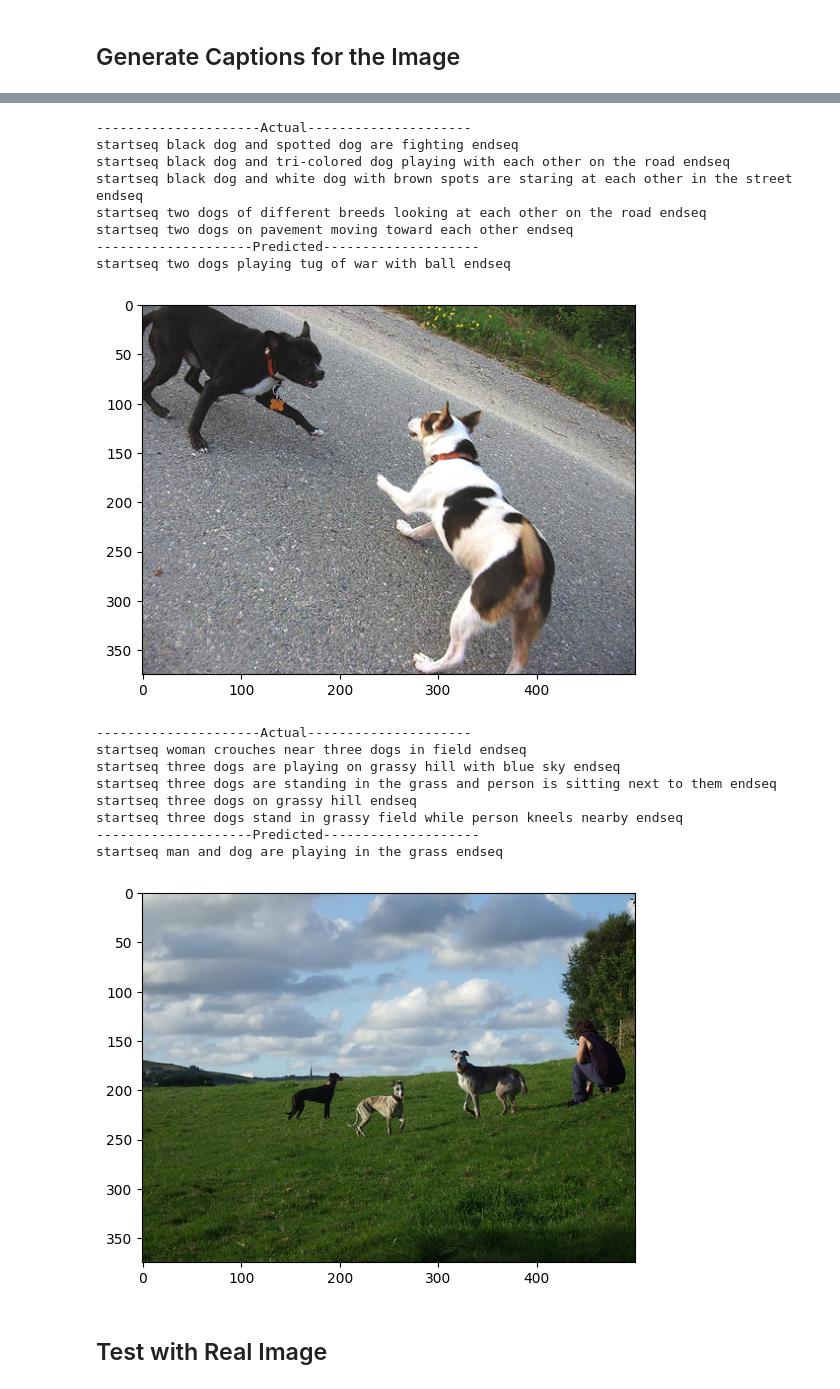
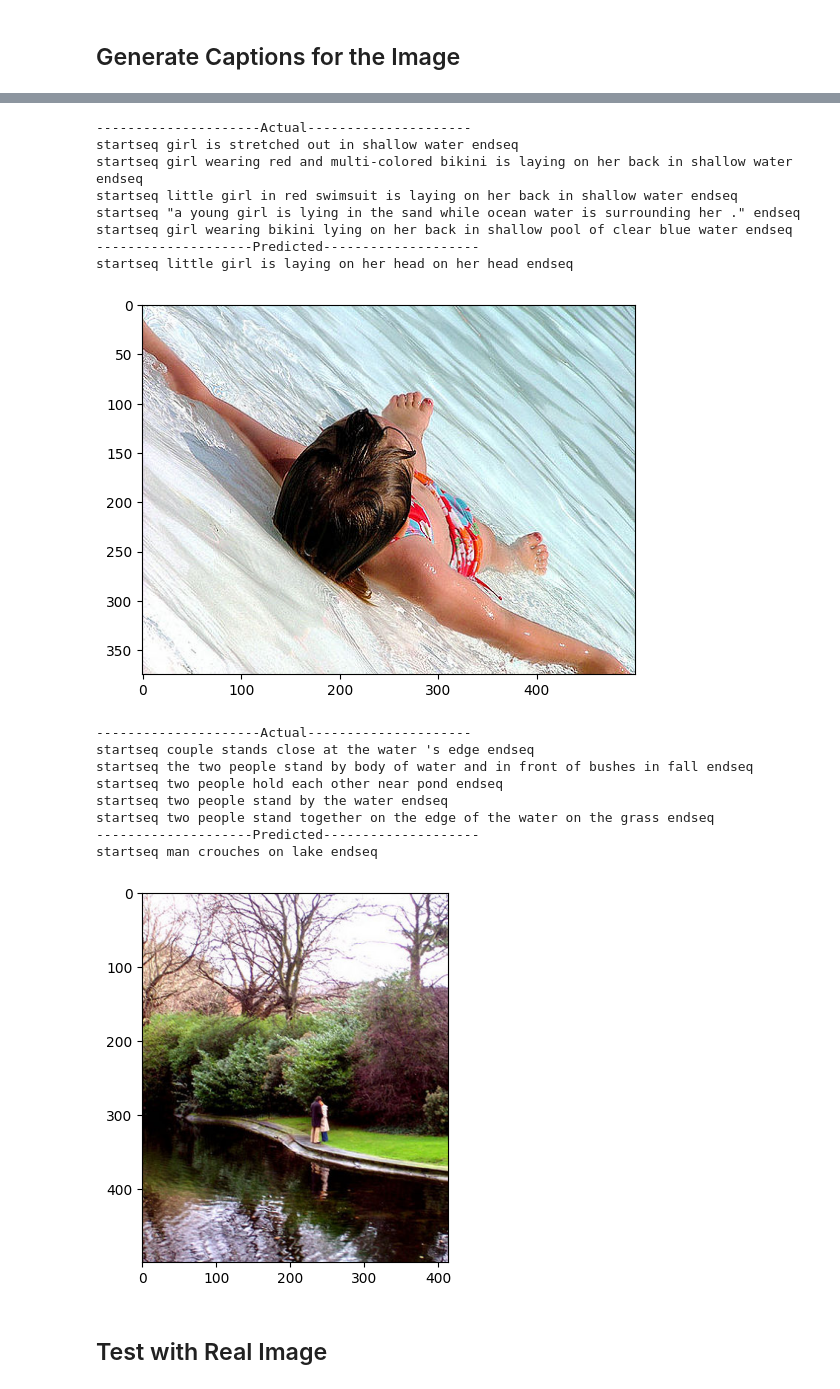
Before and after one commit to tilak-1120/Cap-I, a Jupyter notebook: Model/image-caption-generator-flickr-dataset-cnn-lstm.ipynb, the cells around one changed output, grey strips where cells are left out. Drawn from its saved outputs; the diff is of its cells as text; code cells hidden in the pictures.

Commit message:
Updated model with app

```diff
--- a/Model/image-caption-generator-flickr-dataset-cnn-lstm.ipynb
+++ b/Model/image-caption-generator-flickr-dataset-cnn-lstm.ipynb
@@ -187,11 +162,8 @@ max_length
 ## Train Test Split
 # %%
 image_ids = list(mapping.keys())
-# Split the data into training, validation, and testing sets
-train_val, test = train_test_split(image_ids, test_size=0.1, random_state=42)
-train, val = train_test_split(train_val, test_size=0.056, random_state=42)  # 0.056 = 0.05 / (1 - 0.1)
-
-# Verify the lengths of the sets
+train_val, test = train_test_split(image_ids, test_size=0.10, random_state=42)
+train, val = train_test_split(train_val, test_size=0.056, random_state=42)
 print("Training set length:", len(train))
 print("Validation set length:", len(val))
 print("Testing set length:", len(test))
@@ -260,6 +220,6 @@ You must install pydot (`pip install pydot`) and install graphviz (see instructi
 # %%
-# Train the model
-epochs = 15
+#Train the model
+epochs = 20
 batch_size = 32
 steps = len(train) // batch_size
 validation_steps = len(val) // batch_size
@@ -270,6 +230,6 @@ history = model.fit(
     steps_per_epoch=steps,
     validation_data=data_generator(val, mapping, features, tokenizer, max_length, vocab_size, batch_size),
     validation_steps=validation_steps,
-    verbose=1
+    verbose=1,
 )
 # %% [output]
@@ -340,23 +289,20 @@ def predict_caption(model, image, tokenizer, max_length):
     return in_text
 # %%
 from nltk.translate.bleu_score import corpus_bleu
-
-# Validate with test data
-actual, predicted = list(), list()
+actual_captions = []
+predicted_captions = []
 
 for key in tqdm(test):
-    # Get actual caption
-    captions = mapping[key]
-    # Predict the caption for image
-    y_pred = predict_caption(model, features[key], tokenizer, max_length)
-    # Split into words
-    actual_captions = [caption.split() for caption in captions]
-    y_pred = y_pred.split()
-    # Append to the list
-    actual.append(actual_captions)
-    predicted.append(y_pred)
+    actual = mapping[key]
+    predicted = predict_caption(model, features[key], tokenizer, max_length)
+    actual = [caption.split() for caption in actual]
+    predicted = predicted.split()
+    actual_captions.append(actual)
+    predicted_captions.append(predicted)
 
-# Calculate BLEU score
-print("BLEU-1: %f" % corpus_bleu(actual, predicted, weights=(1.0, 0, 0, 0)))
-print("BLEU-2: %f" % corpus_bleu(actual, predicted, weights=(0.5, 0.5, 0, 0)))
+bleu1 = corpus_bleu(actual_captions, predicted_captions, weights=(1.0, 0, 0, 0))
+bleu2 = corpus_bleu(actual_captions, predicted_captions, weights=(0.5, 0.5, 0, 0))
+
+print("BLEU-1 Score:", bleu1)
+print("BLEU-2 Score:", bleu2)
 # %% [output]
@@ -378,29 +324,29 @@ def generate_caption(image_name):
     print(y_pred)
     plt.imshow(image)
 # %%
-generate_caption("1001773457_577c3a7d70.jpg")
+generate_caption("667626_18933d713e.jpg")
 # %% [output]
 ---------------------Actual---------------------
-startseq black dog and spotted dog are fighting endseq
-startseq black dog and tri-colored dog playing with each other on the road endseq
-startseq black dog and white dog with brown spots are staring at each other in the street endseq
-startseq two dogs of different breeds looking at each other on the road endseq
-startseq two dogs on pavement moving toward each other endseq
+startseq girl is stretched out in shallow water endseq
+startseq girl wearing red and multi-colored bikini is laying on her back in shallow water endseq
+startseq little girl in red swimsuit is laying on her back in shallow water endseq
+startseq "a young girl is lying in the sand while ocean water is surrounding her ." endseq
+startseq girl wearing bikini lying on her back in shallow pool of clear blue water endseq
 --------------------Predicted--------------------
-startseq two dogs playing tug of war with ball endseq
+startseq little girl is laying on her head on her head endseq
-[figure, old version]
+[figure, new version]
 # %%
-generate_caption("1032122270_ea6f0beedb.jpg")
+generate_caption("3637013_c675de7705.jpg")
 # %% [output]
 ---------------------Actual---------------------
-startseq woman crouches near three dogs in field endseq
-startseq three dogs are playing on grassy hill with blue sky endseq
-startseq three dogs are standing in the grass and person is sitting next to them endseq
-startseq three dogs on grassy hill endseq
-startseq three dogs stand in grassy field while person kneels nearby endseq
+startseq couple stands close at the water 's edge endseq
+startseq the two people stand by body of water and in front of bushes in fall endseq
+startseq two people hold each other near pond endseq
+startseq two people stand by the water endseq
+startseq two people stand together on the edge of the water on the grass endseq
 --------------------Predicted--------------------
-startseq man and dog are playing in the grass endseq
+startseq man crouches on lake endseq
-[figure, old version]
+[figure, new version]
 # %% [markdown]
 ## Test with Real Image
 # %%
```
Also changed, not shown: parts of 19 cells of this notebook, 8 other files.
